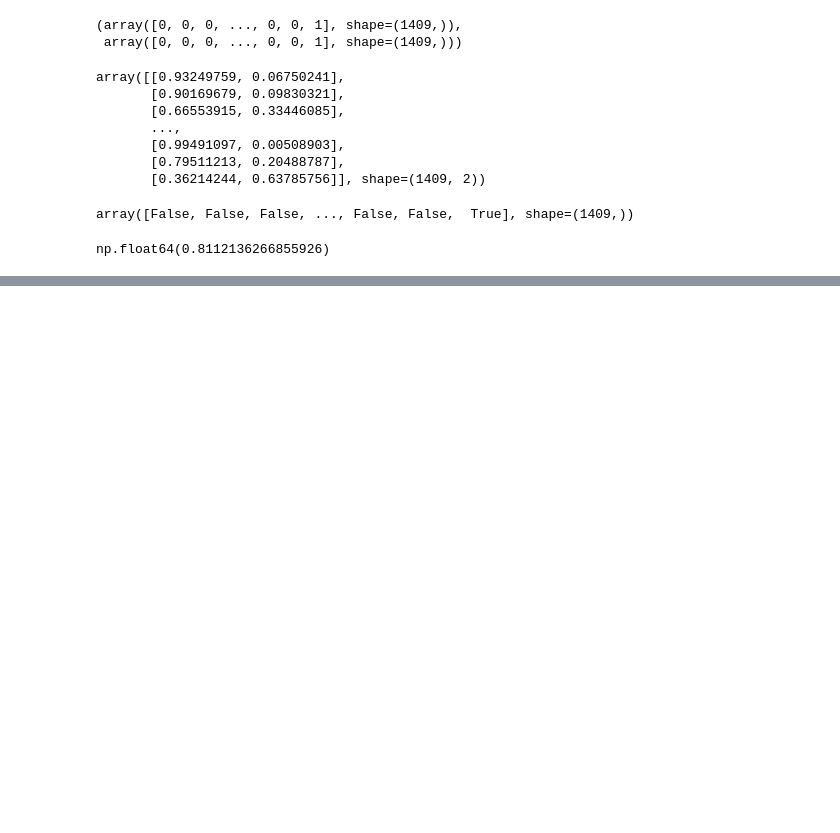
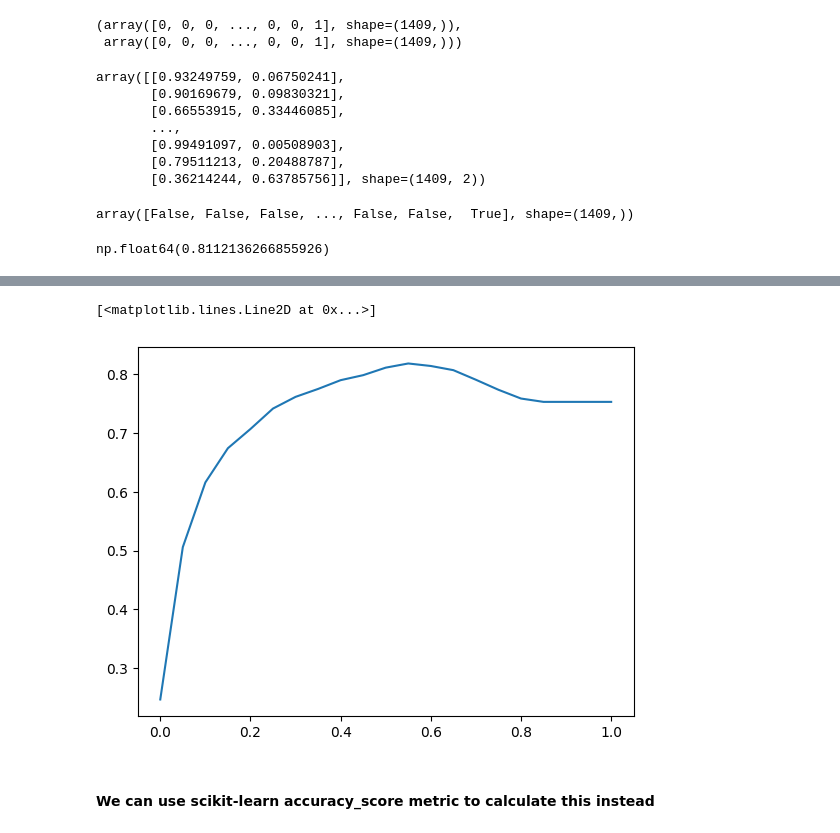
Before and after one commit to tasemgt/ml_sprint, a Jupyter notebook: ml_zoomcamp/_week3/notes.ipynb, the cells around one changed output, grey strips where cells are left out. Saved outputs shown, nothing was run; the diff lists cells and outputs as text; code cells hidden in the pictures; blank space fills up the shorter version.

```diff
--- a/ml_zoomcamp/_week3/notes.ipynb
+++ b/ml_zoomcamp/_week3/notes.ipynb
@@ -992,0 +1014,3 @@ np.float64(0.8112136266855926)
+# %%
+thresholds = np.linspace(0, 1, 21)
+thresholds
@@ -992,0 +1020,8 @@ np.float64(0.8112136266855926)
+# %%
+scores = []
+
+for t in thresholds:
+    churn_decision = (y_pred >= t)
+    score = (churn_decision == y_test).mean()
+    print('%.2f %.3f' % (t, score))
+    scores.append(score)
@@ -992,0 +1046,7 @@ np.float64(0.8112136266855926)
+# %%
+plt.plot(thresholds, scores)
+# %% [output]
+[<matplotlib.lines.Line2D at 0x...>]
+[figure, added]
+# %% [markdown]
+#### We can use scikit-learn accuracy_score metric to calculate this instead
```
Also changed, not shown: parts of 118 cells of this notebook.
